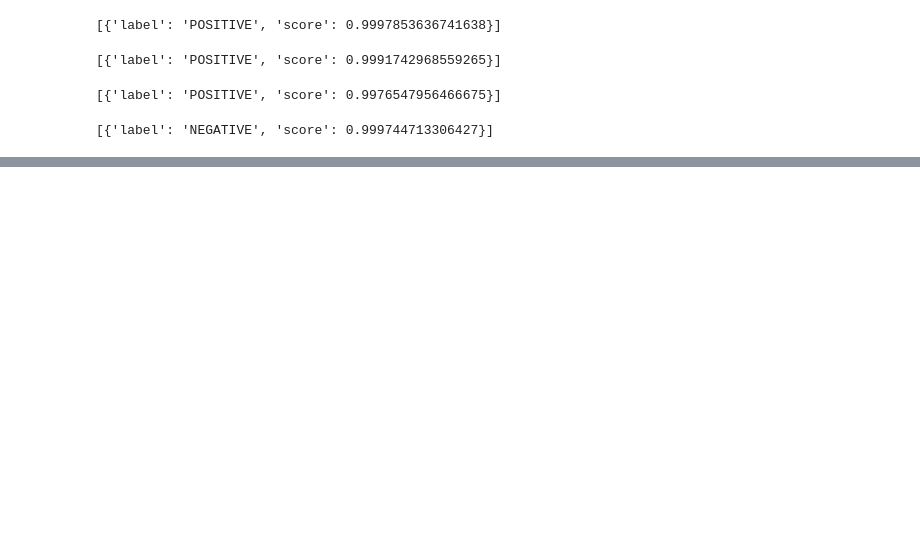
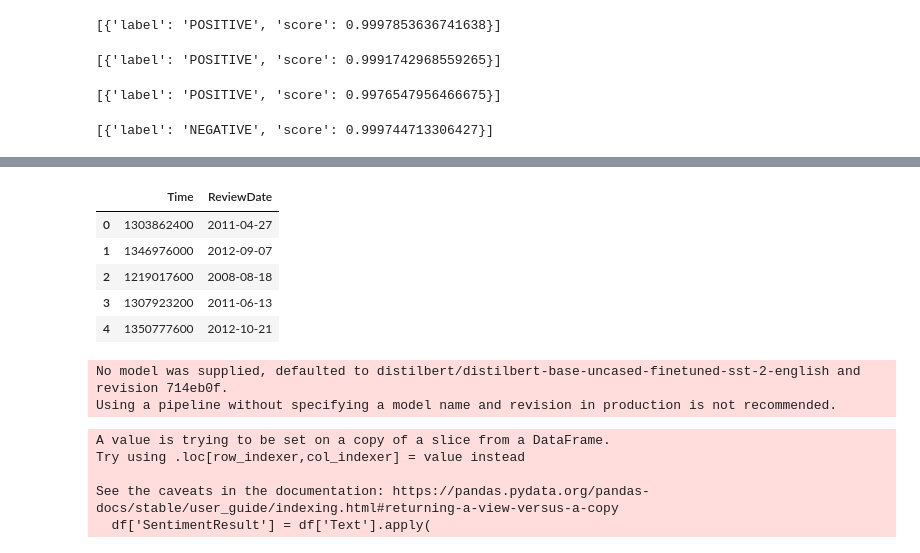
Before and after one commit to Ran7714/Sentimental-Data-Analysis, a Jupyter notebook: sent.ipynb, the cells around one changed output, grey strips where cells are left out. Cells and saved outputs as stored; diff of their text form; code cells hidden in the pictures; blank space fills up the shorter version.

```diff
--- a/sent.ipynb
+++ b/sent.ipynb
@@ -320,0 +345,30 @@ sent_pipeline('There is no point in reading everything about sentiment analysis'
+# %%
+df['ReviewDate'] = pd.to_datetime(df['Time'], unit='s')
+
+df[['Time','ReviewDate']].head()
+# %% [output]
+|  | Time | ReviewDate |
+| 0 | 1303862400 | 2011-04-27 |
+| 1 | 1346976000 | 2012-09-07 |
+| 2 | 1219017600 | 2008-08-18 |
+| 3 | 1307923200 | 2011-06-13 |
+| 4 | 1350777600 | 2012-10-21 |
+# %%
+sent_pipeline = pipeline("sentiment-analysis")
+# %% [output]
+No model was supplied, defaulted to distilbert/distilbert-base-uncased-finetuned-sst-2-english and revision 714eb0f.
+Using a pipeline without specifying a model name and revision in production is not recommended.
+# %%
+df['SentimentResult'] = df['Text'].apply(
+    lambda x: sent_pipeline(
+        str(x),
+        truncation=True,
+        max_length=512
+    )[0]
+)
+# %% [output]
+A value is trying to be set on a copy of a slice from a DataFrame.
+Try using .loc[row_indexer,col_indexer] = value instead
+
+See the caveats in the documentation: https://pandas.pydata.org/pandas-docs/stable/user_guide/indexing.html#returning-a-view-versus-a-copy
+  df['SentimentResult'] = df['Text'].apply(
```
Also changed, not shown: parts of 22 cells of this notebook.
